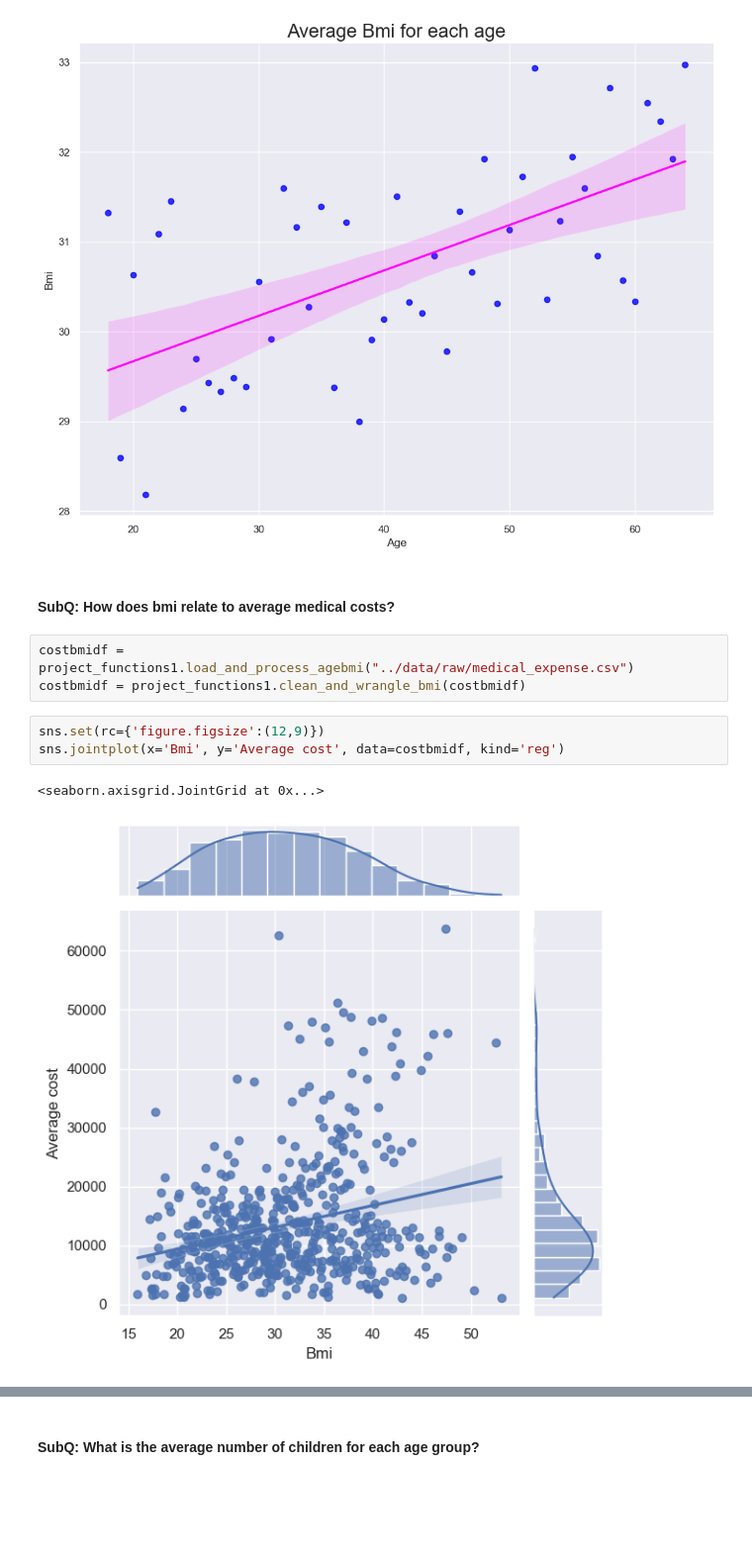
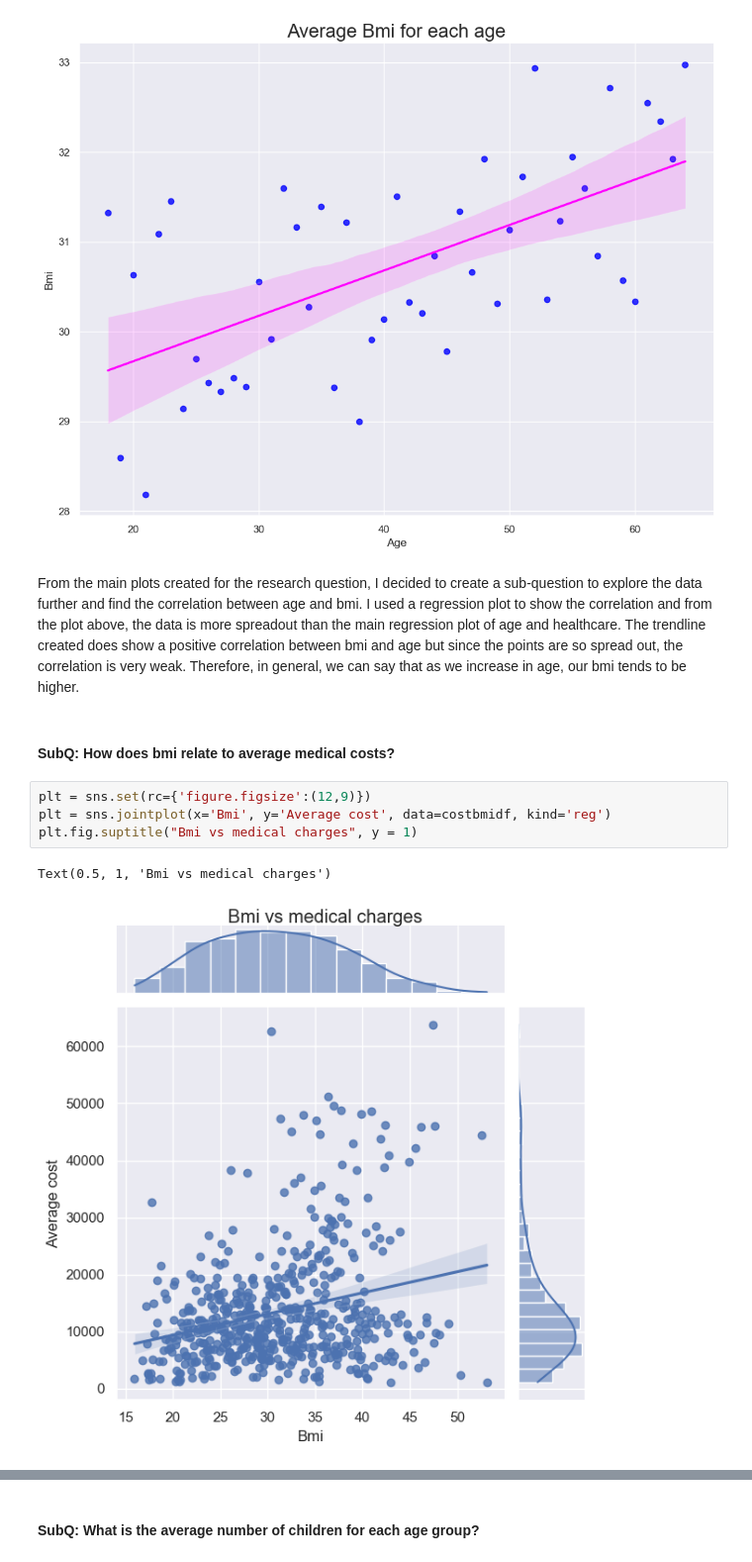
Before and after one commit to ubco-W2022T2-data301/project-group-group08, a Jupyter notebook: analysis/analysis1.ipynb, the cells around one changed output, grey strips where cells are left out. Shown at 99% size. Drawn from its saved outputs; the diff is of its cells as text; blank space fills up the shorter version.

```diff
--- a/analysis/analysis1.ipynb
+++ b/analysis/analysis1.ipynb
@@ -73,14 +89,14 @@ plt.set_title("Average Bmi for each age", size = 20)
 # %% [output]
 Text(0.5, 1.0, 'Average Bmi for each age')
 [figure]
+# %% [markdown]
+From the main plots created for the research question, I decided to create a sub-question to explore the data further and find the correlation between age and bmi. I used a regression plot to show the correlation and from the plot above, the data is more spreadout than the main regression plot of age and healthcare. The trendline created does show a positive correlation between bmi and age but since the points are so spread out, the correlation is very weak. Therefore, in general, we can say that as we increase in age, our bmi tends to be higher.
 # %% [markdown]
 #### SubQ: How does bmi relate to average medical costs?
-# %%
-costbmidf = project_functions1.load_and_process_agebmi("../data/raw/medical_expense.csv")
-costbmidf = project_functions1.clean_and_wrangle_bmi(costbmidf)
 # %%
-sns.set(rc={'figure.figsize':(12,9)})
-sns.jointplot(x='Bmi', y='Average cost', data=costbmidf, kind='reg')
+plt = sns.set(rc={'figure.figsize':(12,9)})
+plt = sns.jointplot(x='Bmi', y='Average cost', data=costbmidf, kind='reg')
+plt.fig.suptitle("Bmi vs medical charges", y = 1)
 # %% [output]
-<seaborn.axisgrid.JointGrid at 0x...>
+Text(0.5, 1, 'Bmi vs medical charges')
-[figure, old version]
+[figure, new version]
```
Also changed, not shown: parts of 19 cells of this notebook, 1 other file.
